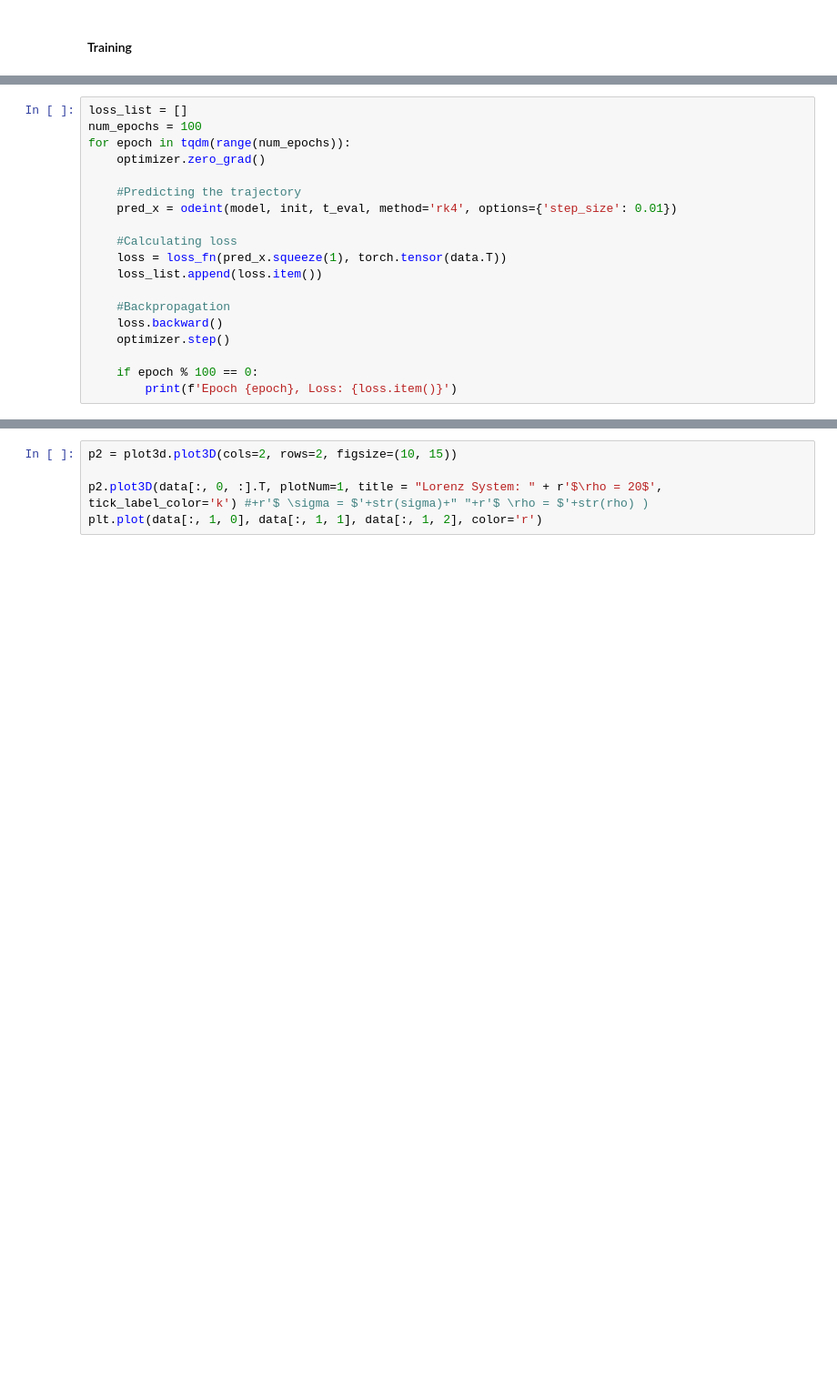
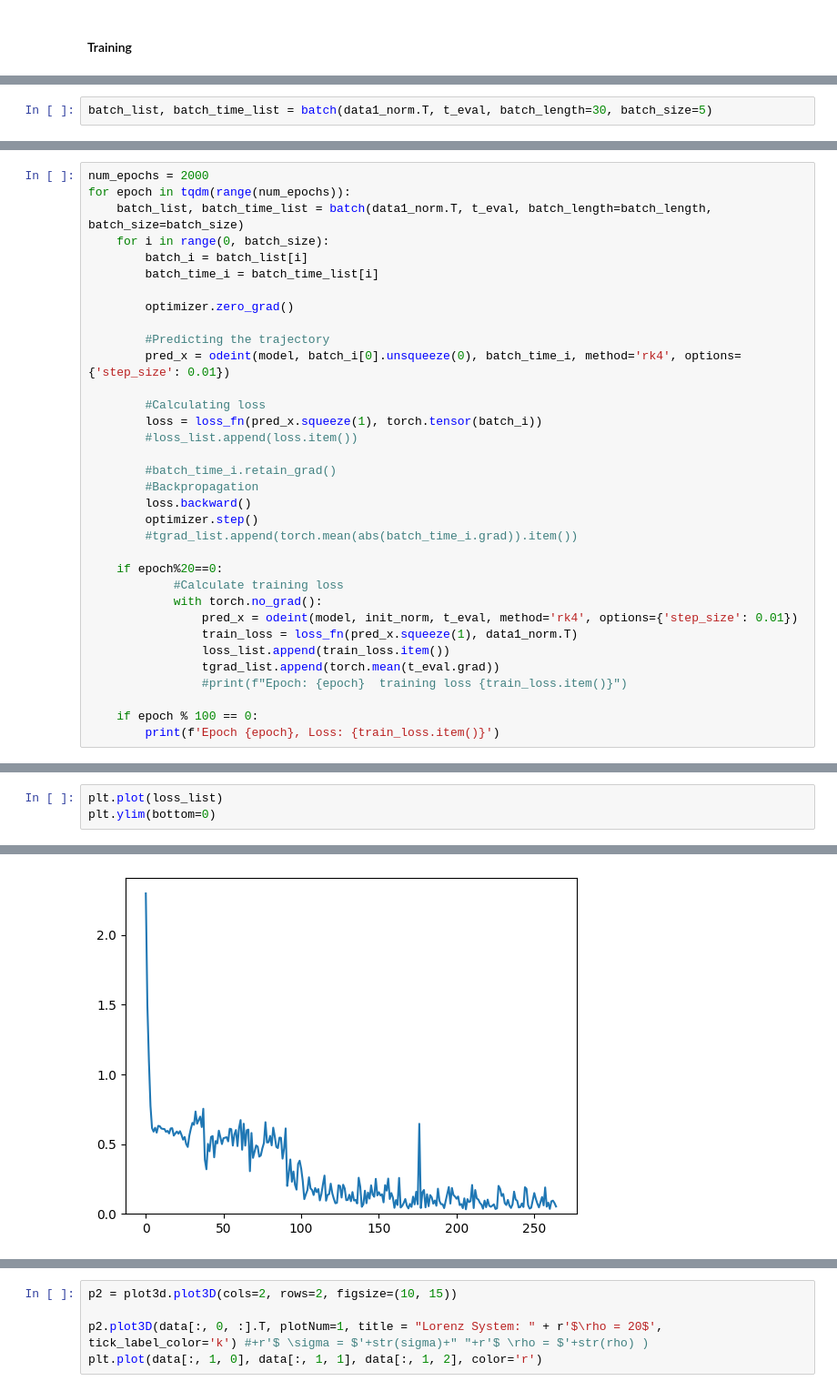
Before and after one commit to JPROSS18/JackRoss-PhD-Notes, a Jupyter notebook: Lorenz_Neural_ODE.ipynb, the cells around one changed output, grey strips where cells are left out. Shown: that part at 91% size. Drawn from its saved outputs; the diff is of its cells as text; blank space fills up the shorter version.

```diff
--- a/Lorenz_Neural_ODE.ipynb
+++ b/Lorenz_Neural_ODE.ipynb
@@ -186,0 +225,2 @@ data.shape
+# %%
+batch_list, batch_time_list = batch(data1_norm.T, t_eval, batch_length=30, batch_size=5)
@@ -187,20 +240,35 @@ data.shape
 # %%
-loss_list = []
-num_epochs = 100
+num_epochs = 2000
 for epoch in tqdm(range(num_epochs)):
-    optimizer.zero_grad()
+    batch_list, batch_time_list = batch(data1_norm.T, t_eval, batch_length=batch_length, batch_size=batch_size)
+    for i in range(0, batch_size):
+        batch_i = batch_list[i]
+        batch_time_i = batch_time_list[i]
 
-    #Predicting the trajectory
-    pred_x = odeint(model, init, t_eval, method='rk4', options={'step_size': 0.01})
+        optimizer.zero_grad()
 
-    #Calculating loss
-    loss = loss_fn(pred_x.squeeze(1), torch.tensor(data.T))
-    loss_list.append(loss.item())
+        #Predicting the trajectory
+        pred_x = odeint(model, batch_i[0].unsqueeze(0), batch_time_i, method='rk4', options={'step_size': 0.01})
 
-    #Backpropagation
-    loss.backward()
-    optimizer.step()
+        #Calculating loss
+        loss = loss_fn(pred_x.squeeze(1), torch.tensor(batch_i))
+        #loss_list.append(loss.item())
+
+        #batch_time_i.retain_grad()
+        #Backpropagation
+        loss.backward()
+        optimizer.step()
+        #tgrad_list.append(torch.mean(abs(batch_time_i.grad)).item())
+
+    if epoch%20==0:
+            #Calculate training loss
+            with torch.no_grad():
+                pred_x = odeint(model, init_norm, t_eval, method='rk4', options={'step_size': 0.01})
+                train_loss = loss_fn(pred_x.squeeze(1), data1_norm.T)
+                loss_list.append(train_loss.item())
+                tgrad_list.append(torch.mean(t_eval.grad))
+                #print(f"Epoch: {epoch}  training loss {train_loss.item()}")
 
     if epoch % 100 == 0:
-        print(f'Epoch {epoch}, Loss: {loss.item()}')
+        print(f'Epoch {epoch}, Loss: {train_loss.item()}')
 # %% [output]
@@ -285,0 +290,4 @@ IndexError: Dimension out of range (expected to be in range of [-1, 0], but got
+# %%
+plt.plot(loss_list)
+plt.ylim(bottom=0)
+# %% [output]
@@ -285,0 +295 @@ IndexError: Dimension out of range (expected to be in range of [-1, 0], but got
+[figure, added]
```
Also changed, not shown: parts of 52 cells of this notebook, 29 other files.
